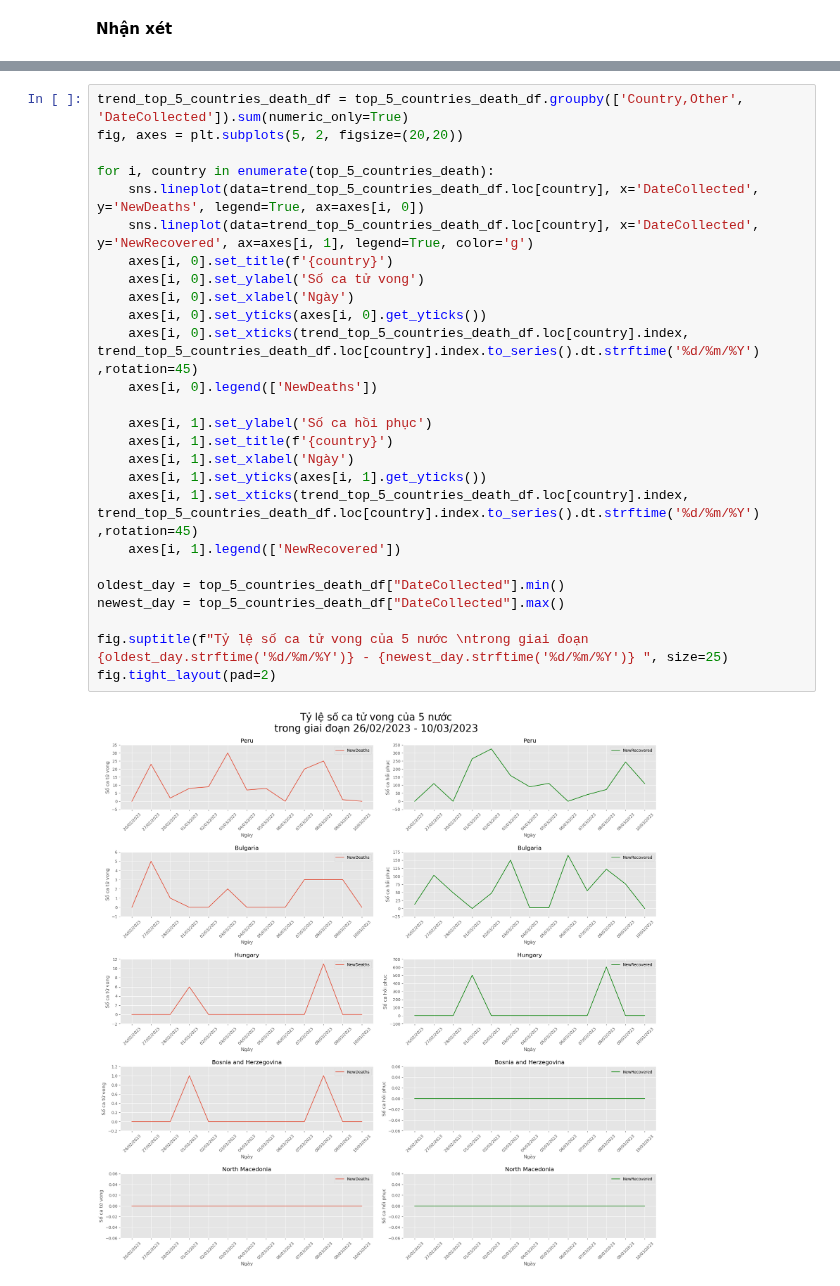
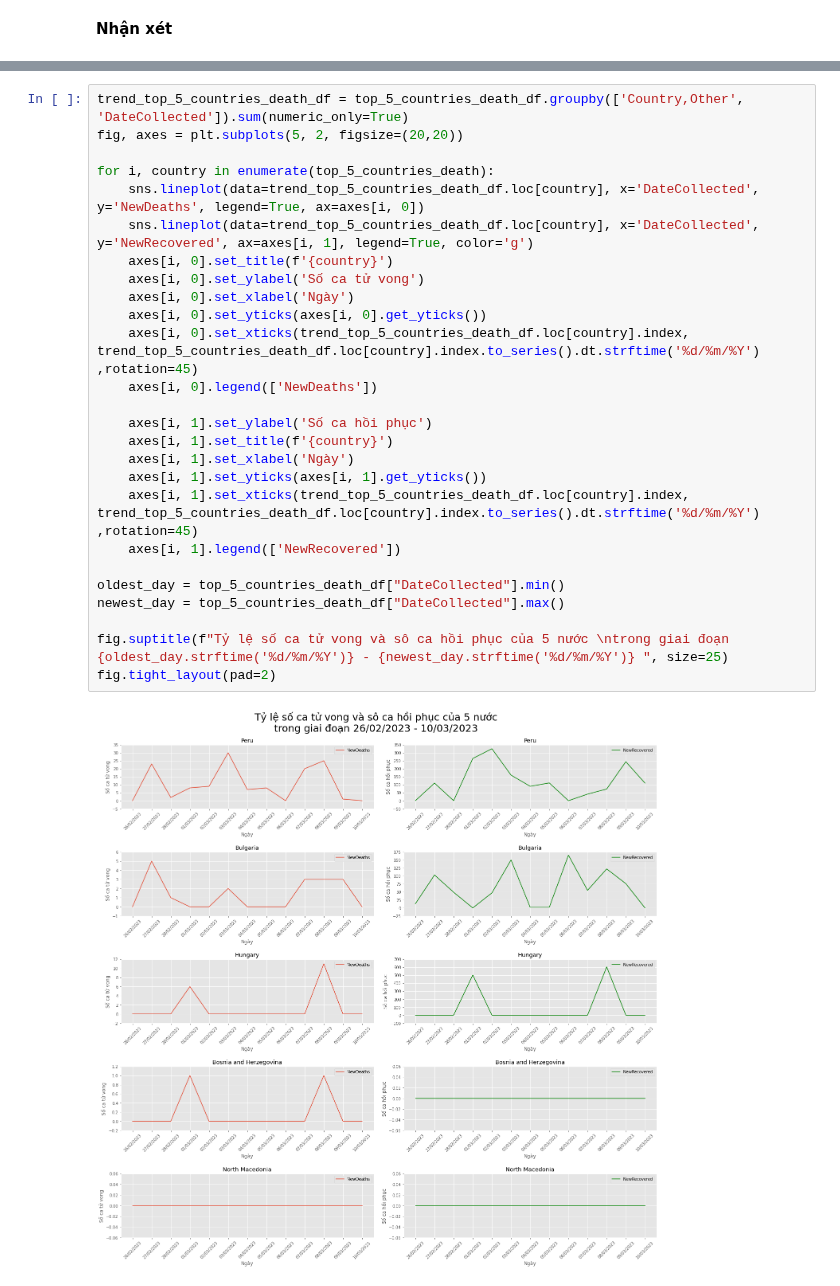
Before and after one commit to vntan/Covid-19-Analysis, a Jupyter notebook: Lab01.ipynb, the cells around one changed output, grey strips where cells are left out. Cells and saved outputs as stored; diff of their text form.

```diff
--- a/Lab01.ipynb
+++ b/Lab01.ipynb
@@ -410,31 +410,31 @@ Nước Hungary có số ca nhiễm mới đạt đỉnh điểm vào 2 ngày 1/
 # %%
 trend_top_5_countries_death_df = top_5_countries_death_df.groupby(['Country,Other', 'DateCollected']).sum(numeric_only=True)
 fig, axes = plt.subplots(5, 2, figsize=(20,20))
 
 for i, country in enumerate(top_5_countries_death):
     sns.lineplot(data=trend_top_5_countries_death_df.loc[country], x='DateCollected', y='NewDeaths', legend=True, ax=axes[i, 0])
     sns.lineplot(data=trend_top_5_countries_death_df.loc[country], x='DateCollected', y='NewRecovered', ax=axes[i, 1], legend=True, color='g')
     axes[i, 0].set_title(f'{country}')
     axes[i, 0].set_ylabel('Số ca tử vong')
     axes[i, 0].set_xlabel('Ngày')
     axes[i, 0].set_yticks(axes[i, 0].get_yticks())
     axes[i, 0].set_xticks(trend_top_5_countries_death_df.loc[country].index, trend_top_5_countries_death_df.loc[country].index.to_series().dt.strftime('%d/%m/%Y') ,rotation=45)
     axes[i, 0].legend(['NewDeaths'])
 
     axes[i, 1].set_ylabel('Số ca hồi phục')
     axes[i, 1].set_title(f'{country}')
     axes[i, 1].set_xlabel('Ngày')
     axes[i, 1].set_yticks(axes[i, 1].get_yticks())
     axes[i, 1].set_xticks(trend_top_5_countries_death_df.loc[country].index, trend_top_5_countries_death_df.loc[country].index.to_series().dt.strftime('%d/%m/%Y') ,rotation=45)
     axes[i, 1].legend(['NewRecovered'])
 
 oldest_day = top_5_countries_death_df["DateCollected"].min()
 newest_day = top_5_countries_death_df["DateCollected"].max()
 
-fig.suptitle(f"Tỷ lệ số ca tử vong của 5 nước \ntrong giai đoạn {oldest_day.strftime('%d/%m/%Y')} - {newest_day.strftime('%d/%m/%Y')} ", size=25)
+fig.suptitle(f"Tỷ lệ số ca tử vong và sô ca hồi phục của 5 nước \ntrong giai đoạn {oldest_day.strftime('%d/%m/%Y')} - {newest_day.strftime('%d/%m/%Y')} ", size=25)
 fig.tight_layout(pad=2)
 # %% [output]
-[figure, old version]
+[figure, new version]
 # %% [markdown]
 **Nhận xét**
 
```
Also changed, not shown: parts of 3 cells of this notebook.
